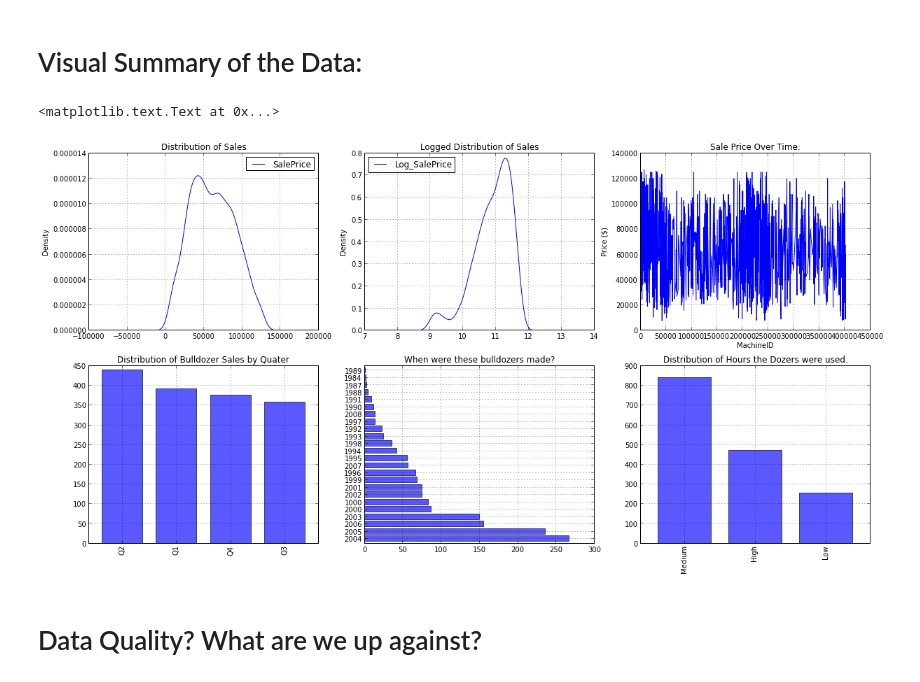
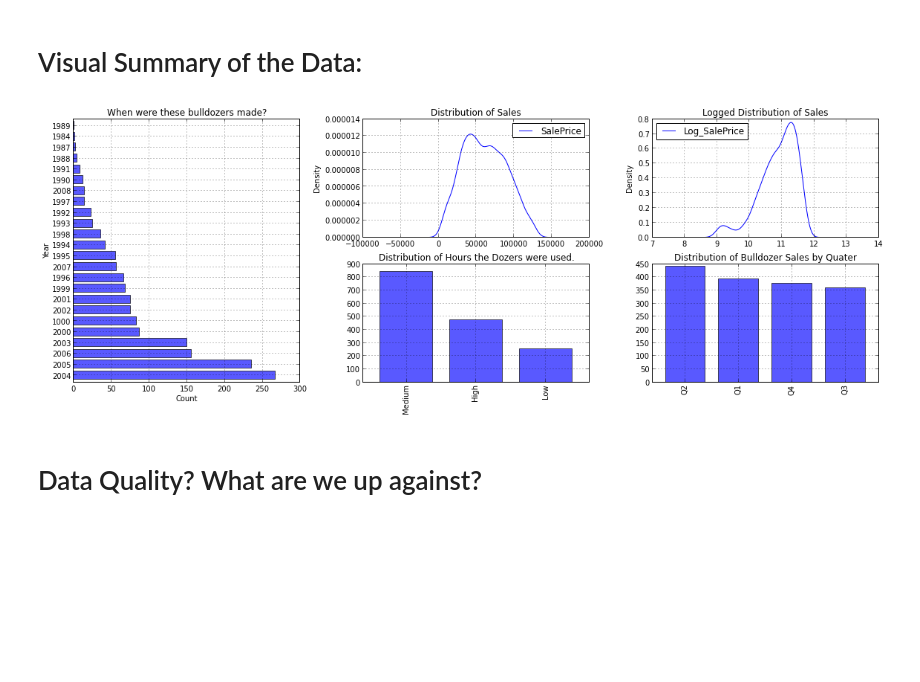
Before and after one commit to agconti/BlueBook, a Jupyter notebook: BlueBook.ipynb, the cells around one changed output. Cells and saved outputs as stored; diff of their text form; code cells hidden in the pictures; blank space fills up the shorter version.

Commit message:
updated visualizations, created structure to finish project

```diff
--- a/BlueBook.ipynb
+++ b/BlueBook.ipynb
@@ -56,42 +58,48 @@ Name: Quater, dtype: object
 # %% [markdown]
 # Visual Summary of the Data:
 # %%
-fig = plt.figure(figsize=(20,10))
+fig = plt.figure(figsize=(16,6))
 df['Log_SalePrice'] = df.SalePrice.apply(lambda x: log(x)) # transforms sales price
 a=.65 # sets the alpha level
 
-fig.add_subplot(2,3,1)
+ax1 = plt.subplot2grid((2, 3), (0, 1))
 df.SalePrice.plot(kind='kde')
 title("Distribution of Sales"); legend(loc='best')
 
-fig.add_subplot(2,3,2)
+ax2 = plt.subplot2grid((2, 3), (0, 2), colspan=2)
 df.Log_SalePrice.plot(kind='kde')
 title("Logged Distribution of Sales"); legend(loc='best')
 
-#ax=plt.subplot2grid((2, 3), (1, 3), rowspan=2)
-fig.add_subplot(2,3,5)
+ax3 = plt.subplot2grid((2, 3), (0, 0), colspan=1, rowspan=2)
 df.YearMade.value_counts().plot(kind='barh', alpha=a)
 title("When were these bulldozers made?")
+plt.xlabel('Count')
+plt.ylabel('Year')
 # you could show a distrubution of how old they are
 
-fig.add_subplot(2,3,4)
+ax4 = plt.subplot2grid((2, 3), (1, 2), rowspan=2)
 df.Quater.value_counts().plot(kind='bar',alpha= a)
 title("Distribution of Bulldozer Sales by Quater")
 
-fig.add_subplot(2,3,3)
-df.SalePrice.plot(df.saledate)
-title("Sale Price Over Time:")
-plt.xlabel('MachineID')
-plt.ylabel('Price ($)')
+#add one for prices over time. to show inlation
+#ax4 = plt.subplot2grid((2, 3), (1, 2))
+#dfs=df.sort('saledate')
+#dfs.set_index('saledate')
+#plot_date(dfs.SalePrice,df.saledate)
+#title("Sale Price Over Time:")
+#plt.xlabel('SalMachineID')
+#plt.ylabel('Price ($)')
 #plt.xticks(np.arange(0,5))
 #plt.yticks(np.arange(0,5))
 
-fig.add_subplot(2,3,6)
+ax5 = plt.subplot2grid((2, 3), (1, 1))
 df.UsageBand.value_counts().plot(kind='bar', alpha=a)
 title("Distribution of Hours the Dozers were used. ")
+
+
+plt.tight_layout()
 # %% [output]
-<matplotlib.text.Text at 0x...>
-[figure, old version]
+[figure, new version]
 # %% [markdown]
 # Data Quality? What are we up against?
 # %% [markdown]
```
Also changed, not shown: parts of 15 cells of this notebook.
